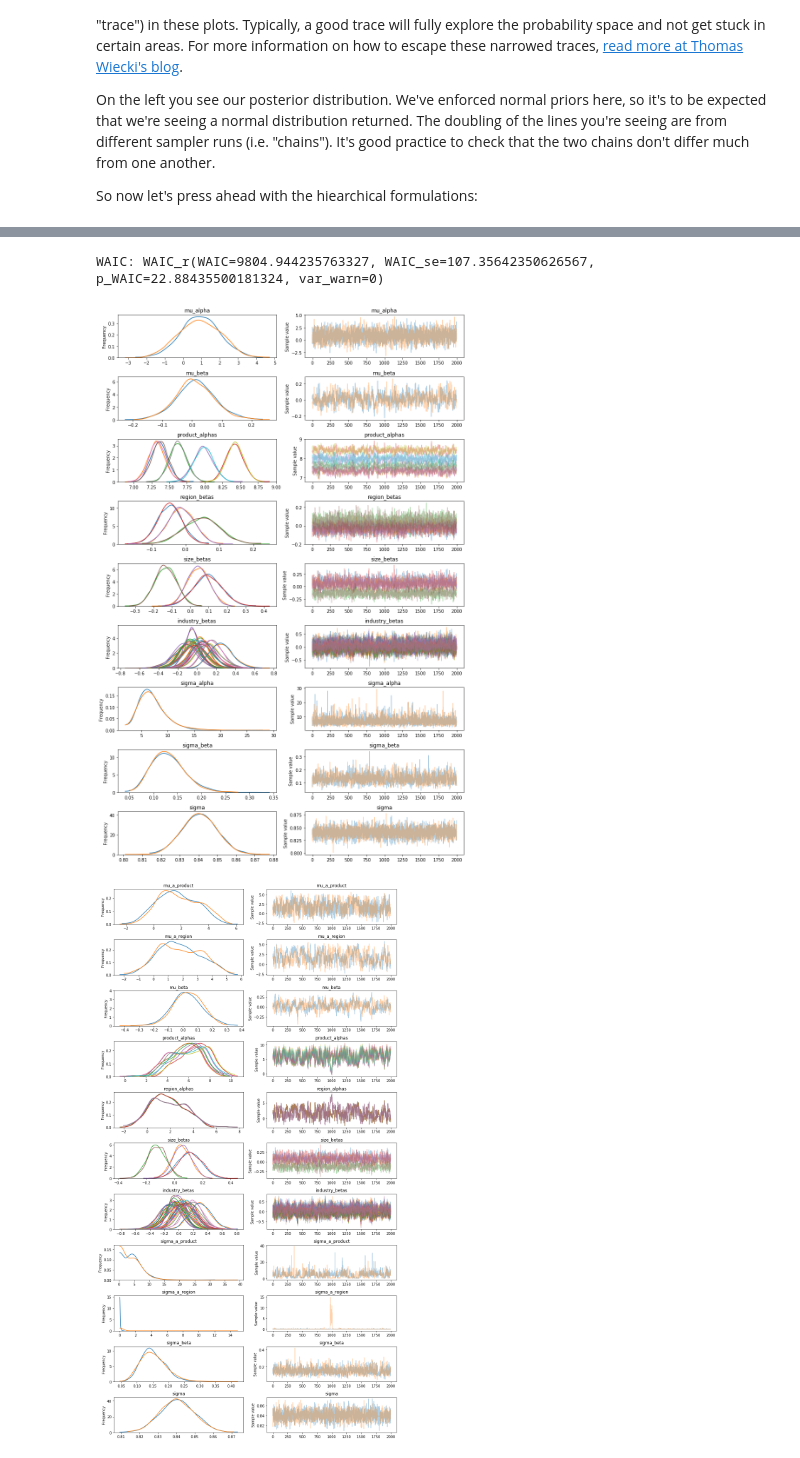
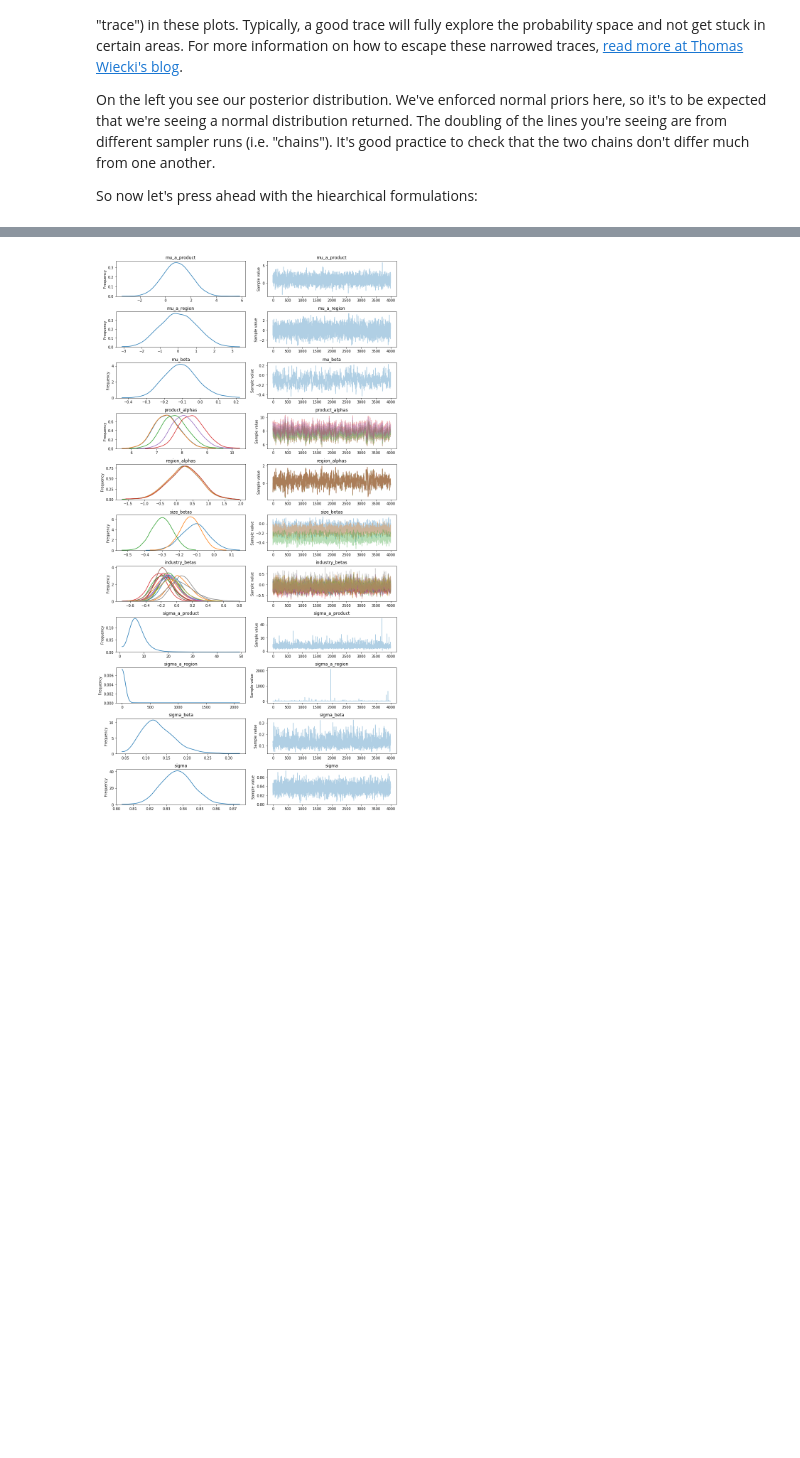
Before and after one commit to moocarme/pydata_2018, a Jupyter notebook: bayes_spend_tutorial.ipynb, the cells around one changed output, grey strips where cells are left out. Drawn from its saved outputs; the diff is of its cells as text; code cells hidden in the pictures; blank space fills up the shorter version.

```diff
--- a/bayes_spend_tutorial.ipynb
+++ b/bayes_spend_tutorial.ipynb
@@ -111,10 +101,10 @@ with pm.Model() as model:
     intercept = pm.Normal('Intercept', 0., sd=1.0)
     sigma = pm.HalfCauchy('sigma', beta=1)
 
-    mu = intercept+pm.math.dot(product_betas, dummy_dict['product'].values.T)+\
-        pm.math.dot(size_betas, dummy_dict['size'].values.T)+\
-        pm.math.dot(region_betas, dummy_dict['region'].values.T)+\
-        pm.math.dot(industry_betas, dummy_dict['industry'].values.T)
+    mu = intercept+pm.math.dot(product_betas, shared_vars['product'].T)+\
+        pm.math.dot(size_betas, shared_vars['size'].T)+\
+        pm.math.dot(region_betas, shared_vars['region'].T)+\
+        pm.math.dot(industry_betas, shared_vars['industry'].T)
     mu_pred = pm.Normal('y', mu=mu, sd=sigma,
                         observed=campaign_data['log_billed_amount'])
 model_dict['pooled'] = model
@@ -160,10 +149,14 @@ with pm.Model() as model:
                                shape=campaign_data['industry'].nunique()-1)
     sigma = pm.HalfCauchy('sigma', beta=1)
 
-    mu = product_alphas[campaign_data['product_idx'].values]+\
-        pm.math.dot(size_betas, dummy_dict['size'].values.T)+\
-        pm.math.dot(region_betas, dummy_dict['region'].values.T)+\
-        pm.math.dot(industry_betas, dummy_dict['industry'].values.T)
+    mu = product_alphas[shared_vars['product_idx']]+\
+        pm.math.dot(size_betas, shared_vars['size'].T)+\
+        pm.math.dot(region_betas, shared_vars['region'].T)+\
+        pm.math.dot(industry_betas, shared_vars['industry'].T)
     mu_pred = pm.Normal('y', mu=mu, sd=sigma,
                         observed=campaign_data['log_billed_amount'])
 model_dict['product_alphas'] = model
+# %%
+for m in ['product_alphas']:
+    #trace_dict[m] = run_model(model_dict[m], m, trace_num=3000, tune=1000)
+    trace_dict[m] = run_model(model_dict[m], m, trace_num=300, tune=100, chains=1)
@@ -181,7 +183,7 @@ with pm.Model() as model:
     # product and region-level intercepts
     product_alphas = pm.Normal('product_alphas', mu=mu_a_product, sd=sigma_a_product,
                               shape=campaign_data['product'].nunique())
-    region_alphas = pm.Normal('region_alphas', mu=mu_a_region, sd=sigma_a_region,
+    region_alphas = pm.Normal('region_alphas', mu=0, sd=1,
                          shape=campaign_data['region'].nunique())
 
     # betas
@@ -191,16 +193,16 @@ with pm.Model() as model:
                                shape=campaign_data['industry'].nunique()-1)
     sigma = pm.HalfCauchy('sigma', beta=1)
 
-    mu = product_alphas[campaign_data['product_idx'].values]+\
-        region_alphas[campaign_data['region_idx'].values]+\
-        pm.math.dot(size_betas, dummy_dict['size'].values.T)+\
-        pm.math.dot(industry_betas, dummy_dict['industry'].values.T)
+    mu = product_alphas[shared_vars['product_idx']]+\
+        region_alphas[shared_vars['region_idx']]+\
+        pm.math.dot(size_betas, shared_vars['size'].T)+\
+        pm.math.dot(industry_betas, shared_vars['industry'].T)
     mu_pred = pm.Normal('y', mu=mu, sd=sigma,
                         observed=campaign_data['log_billed_amount'])
 model_dict['product_region_alphas'] = model
 # %%
-for m in ['product_alphas', 'product_region_alphas']:
-    trace_dict[m] = run_model(model_dict[m], m, trace_num=3000, tune=1000)
+for m in ['product_region_alphas']:
+    trace_dict[m] = run_model(model_dict[m], m, trace_num=3000, tune=1000, chains=2)
 # %% [output]
 Auto-assigning NUTS sampler...
 Initializing NUTS using jitter+adapt_diag...
@@ -219,3 +212 @@ The estimated number of effective samples is smaller than 200 for some parameter
-WAIC: WAIC_r(WAIC=9804.944235763327, WAIC_se=107.35642350626567, p_WAIC=22.88435500181324, var_warn=0)
-[figure, old version]
+[figure, new version]
-[figure, removed]
```
Also changed, not shown: parts of 32 cells of this notebook.
